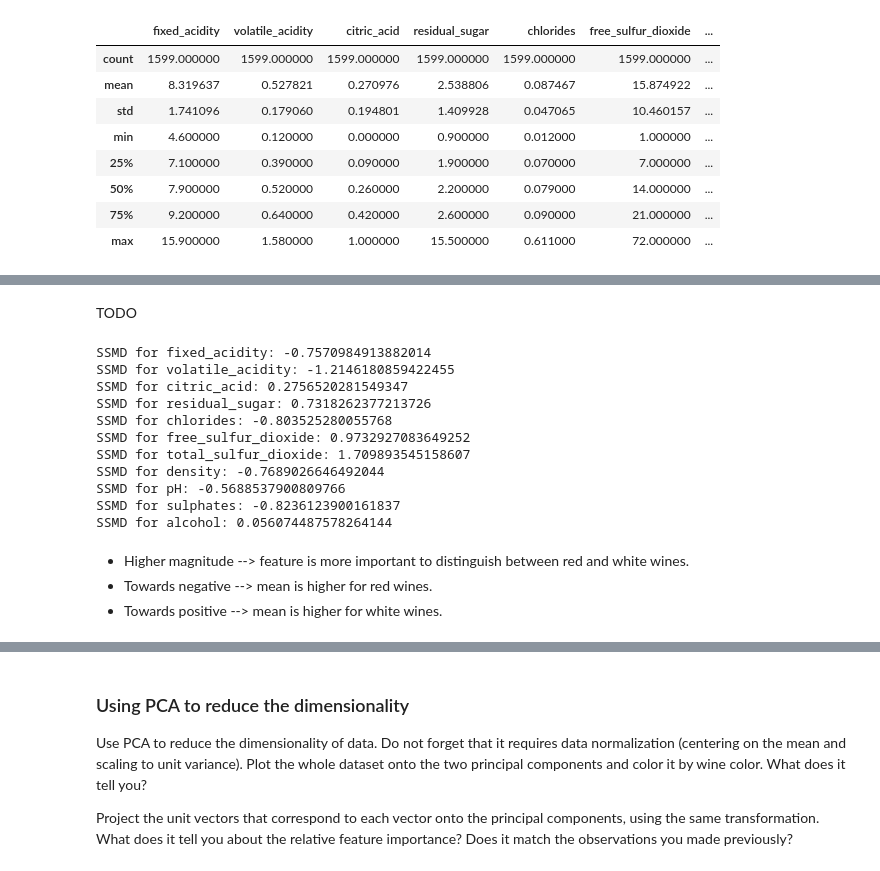
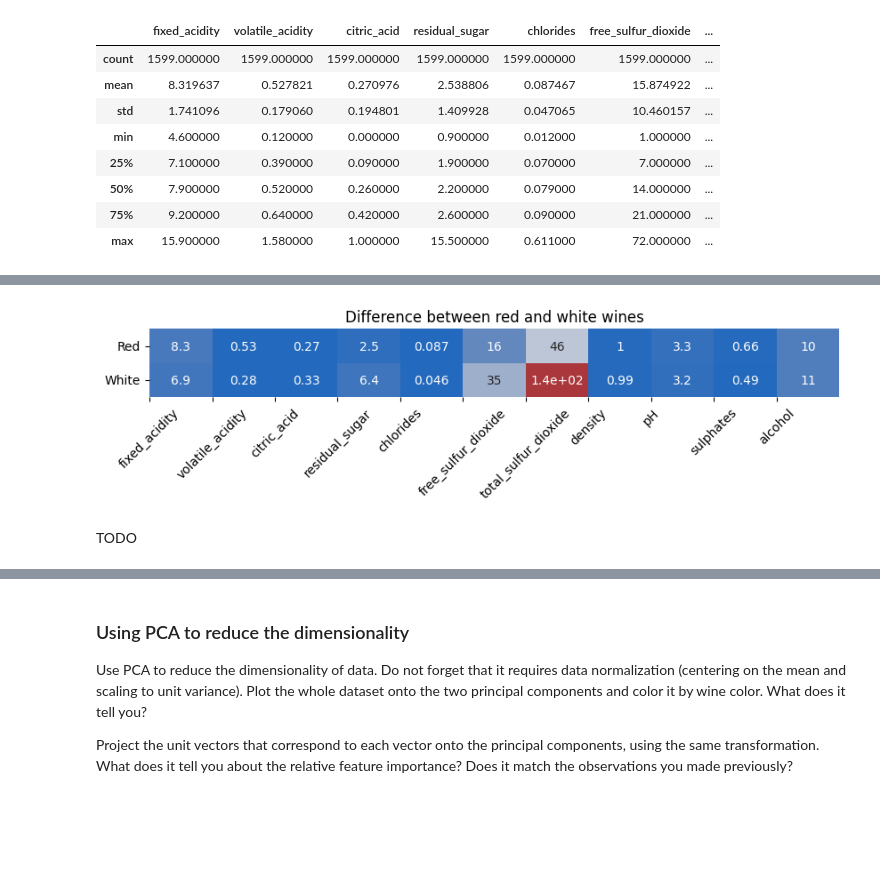
Before and after one commit to hei-isc-ml-stud/w4-isc-ml-imfeldd, a Jupyter notebook: week4-assignment.ipynb, the cells around one changed output, grey strips where cells are left out. Cells and saved outputs as stored; diff of their text form; code cells hidden in the pictures; blank space fills up the shorter version.

```diff
--- a/week4-assignment.ipynb
+++ b/week4-assignment.ipynb
@@ -166,36 +245,19 @@ X[X["color"] == "red"].describe()
+# %%
+X_red = X[X["color"] == "red"]
+X_white = X[X["color"] == "white"]
+
+avg_red = X_red[numerical_features].mean()
+avg_white = X_white[numerical_features].mean()
+
+plt.figure(figsize=(10, 1))
+sns.heatmap([avg_red, avg_white], annot=True, cmap="vlag", cbar=False)
+plt.title("Difference between red and white wines")
+plt.xticks(
+    rotation=45, labels=numerical_features, ticks=np.arange(len(numerical_features))
+)
+plt.yticks(ticks=[0.5, 1.5], labels=["Red", "White"], rotation=0)
+plt.show()
+# %% [output]
+[figure, added]
 # %% [markdown]
 TODO
-# %%
-def ssmd(a, b, feature):
-    a = a[feature]
-    b = b[feature]
-    a_mean = a.mean()
-    b_mean = b.mean()
-    a_std = a.std()
-    b_std = b.std()
-
-    return (a_mean - b_mean) / np.sqrt(a_std**2 + b_std**2)
-
-
-for feature in X.columns:
-    if feature == "color":
-        continue
-
-    res = ssmd(X[X["color"] == "white"], X[X["color"] == "red"], feature)
-    print(f"SSMD for {feature}: {res}")
-# %% [output]
-SSMD for fixed_acidity: -0.7570984913882014
-SSMD for volatile_acidity: -1.2146180859422455
-SSMD for citric_acid: 0.2756520281549347
-SSMD for residual_sugar: 0.7318262377213726
-SSMD for chlorides: -0.803525280055768
-SSMD for free_sulfur_dioxide: 0.9732927083649252
-SSMD for total_sulfur_dioxide: 1.709893545158607
-SSMD for density: -0.7689026646492044
-SSMD for pH: -0.5688537900809766
-SSMD for sulphates: -0.8236123900161837
-SSMD for alcohol: 0.056074487578264144
-# %% [markdown]
-- Higher magnitude --> feature is more important to distinguish between red and white wines.
-- Towards negative --> mean is higher for red wines.
-- Towards positive --> mean is higher for white wines.
```
Also changed, not shown: parts of 15 cells of this notebook, 2 other files.
